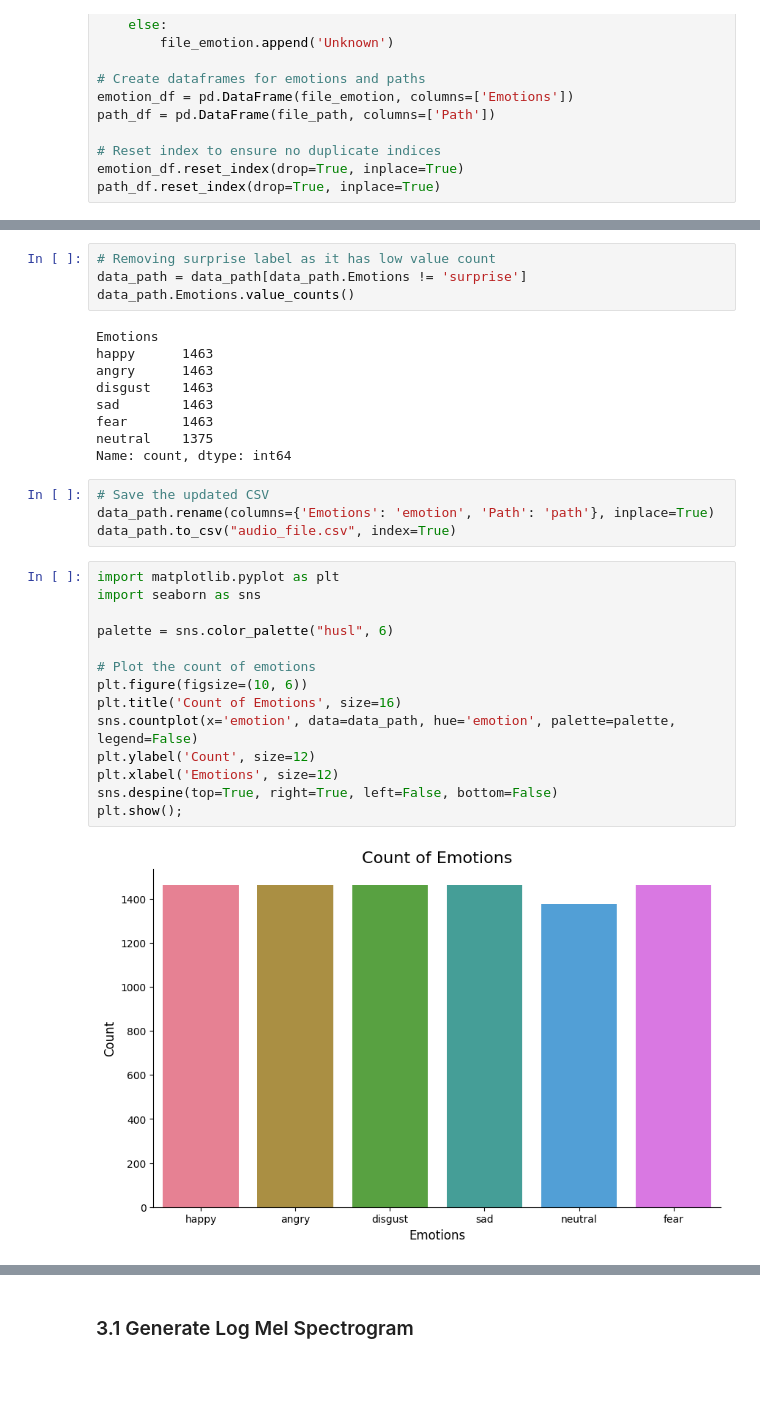
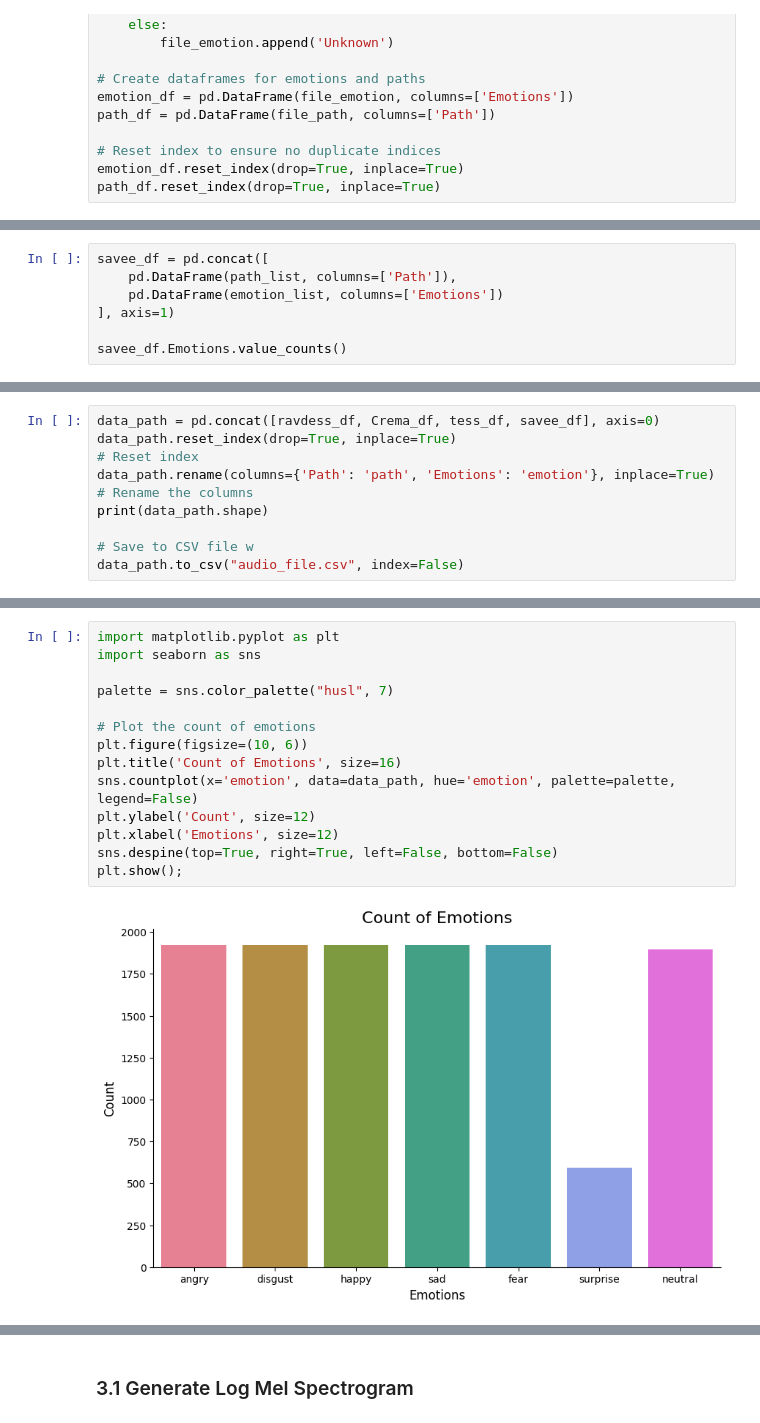
Before and after one commit to LuluW8071/ASR-with-Speech-Sentiment-and-Text-Summarizer, a Jupyter notebook: notebook/Speech_Sentiment.ipynb, the cells around one changed output, grey strips where cells are left out. Drawn from its saved outputs; the diff is of its cells as text; blank space fills up the shorter version.

Commit message:
:rocket: [Update] EDA & Downsampled Data Prep

```diff
--- a/notebook/Speech_Sentiment.ipynb
+++ b/notebook/Speech_Sentiment.ipynb
@@ -195,0 +272,7 @@ data_path.head(5)
+# %%
+savee_df = pd.concat([
+    pd.DataFrame(path_list, columns=['Path']),
+    pd.DataFrame(emotion_list, columns=['Emotions'])
+], axis=1)
+
+savee_df.Emotions.value_counts()
@@ -195,0 +290,8 @@ data_path.head(5)
+# %%
+data_path = pd.concat([ravdess_df, Crema_df, tess_df, savee_df], axis=0)
+data_path.reset_index(drop=True, inplace=True)                                      # Reset index
+data_path.rename(columns={'Path': 'path', 'Emotions': 'emotion'}, inplace=True)     # Rename the columns
+print(data_path.shape)
+
+# Save to CSV file w
+data_path.to_csv("audio_file.csv", index=False)
@@ -207,35 +320,18 @@ surprise     192
 Name: count, dtype: int64
-# %%
-# Removing surprise label as it has low value count
-data_path = data_path[data_path.Emotions != 'surprise']
-data_path.Emotions.value_counts()
-# %% [output]
-Emotions
-happy      1463
-angry      1463
-disgust    1463
-sad        1463
-fear       1463
-neutral    1375
-Name: count, dtype: int64
-# %%
-# Save the updated CSV
-data_path.rename(columns={'Emotions': 'emotion', 'Path': 'path'}, inplace=True)
-data_path.to_csv("audio_file.csv", index=True)
 # %%
 import matplotlib.pyplot as plt
 import seaborn as sns
 
-palette = sns.color_palette("husl", 6)
+palette = sns.color_palette("husl", 7)
 
 # Plot the count of emotions
 plt.figure(figsize=(10, 6))
 plt.title('Count of Emotions', size=16)
 sns.countplot(x='emotion', data=data_path, hue='emotion', palette=palette, legend=False)
 plt.ylabel('Count', size=12)
 plt.xlabel('Emotions', size=12)
 sns.despine(top=True, right=True, left=False, bottom=False)
 plt.show();
 # %% [output]
-[figure, old version]
+[figure, new version]
 # %% [markdown]
```
Also changed, not shown: parts of 44 cells of this notebook.
